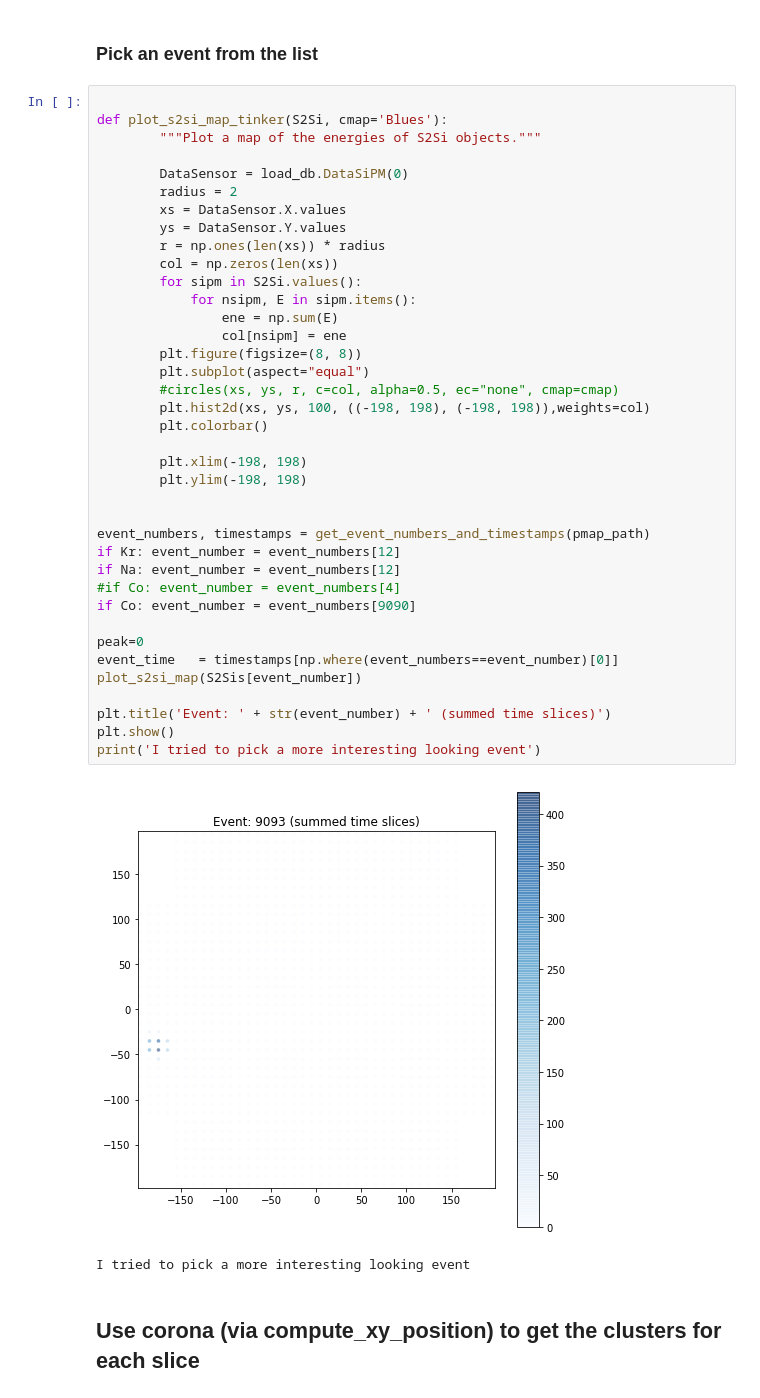
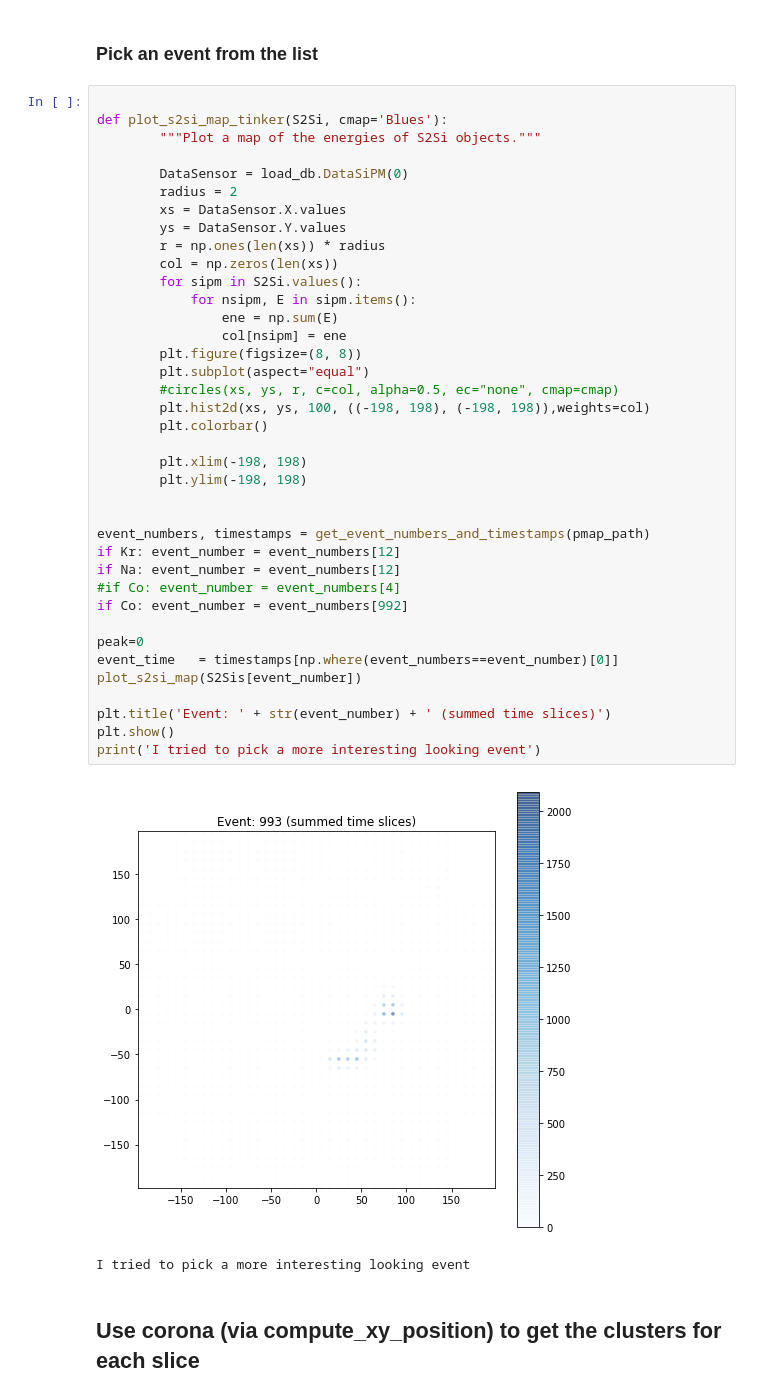
Before and after one commit to abotas/ICARO, a Jupyter notebook: invisible_cities/utils/Corona_Montecarlo.ipynb, the cells around one changed output. Drawn from its saved outputs; the diff is of its cells as text.

```diff
--- a/invisible_cities/utils/Corona_Montecarlo.ipynb
+++ b/invisible_cities/utils/Corona_Montecarlo.ipynb
@@ -142,35 +142,35 @@ def plot_s2si_map_tinker(S2Si, cmap='Blues'):
         ys = DataSensor.Y.values
         r = np.ones(len(xs)) * radius
         col = np.zeros(len(xs))
         for sipm in S2Si.values():
             for nsipm, E in sipm.items():
                 ene = np.sum(E)
                 col[nsipm] = ene
         plt.figure(figsize=(8, 8))
         plt.subplot(aspect="equal")
         #circles(xs, ys, r, c=col, alpha=0.5, ec="none", cmap=cmap)
         plt.hist2d(xs, ys, 100, ((-198, 198), (-198, 198)),weights=col)
         plt.colorbar()
 
         plt.xlim(-198, 198)
         plt.ylim(-198, 198)
 
 
 event_numbers, timestamps = get_event_numbers_and_timestamps(pmap_path)
 if Kr: event_number = event_numbers[12]
 if Na: event_number = event_numbers[12]
 #if Co: event_number = event_numbers[4]
-if Co: event_number = event_numbers[9090]
+if Co: event_number = event_numbers[992]
 
 peak=0
 event_time   = timestamps[np.where(event_numbers==event_number)[0]]
 plot_s2si_map(S2Sis[event_number])
 
 plt.title('Event: ' + str(event_number) + ' (summed time slices)')
 plt.show()
 print('I tried to pick a more interesting looking event')
 # %% [output]
-[figure, old version]
+[figure, new version]
 I tried to pick a more interesting looking event
 # %% [markdown]
 ## Use corona (via compute_xy_position) to get the clusters for each slice
```
Also changed, not shown: parts of 4 cells of this notebook.
